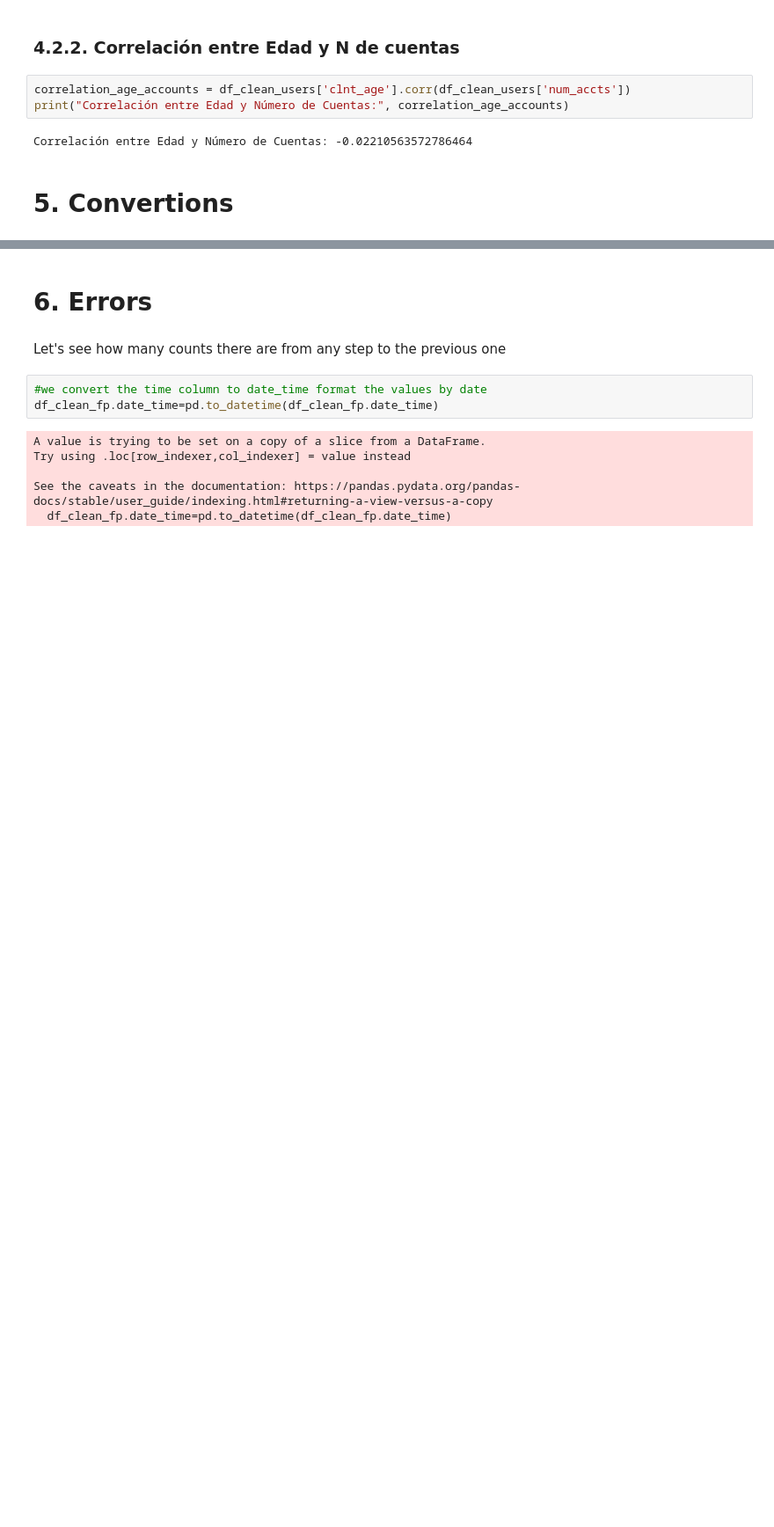
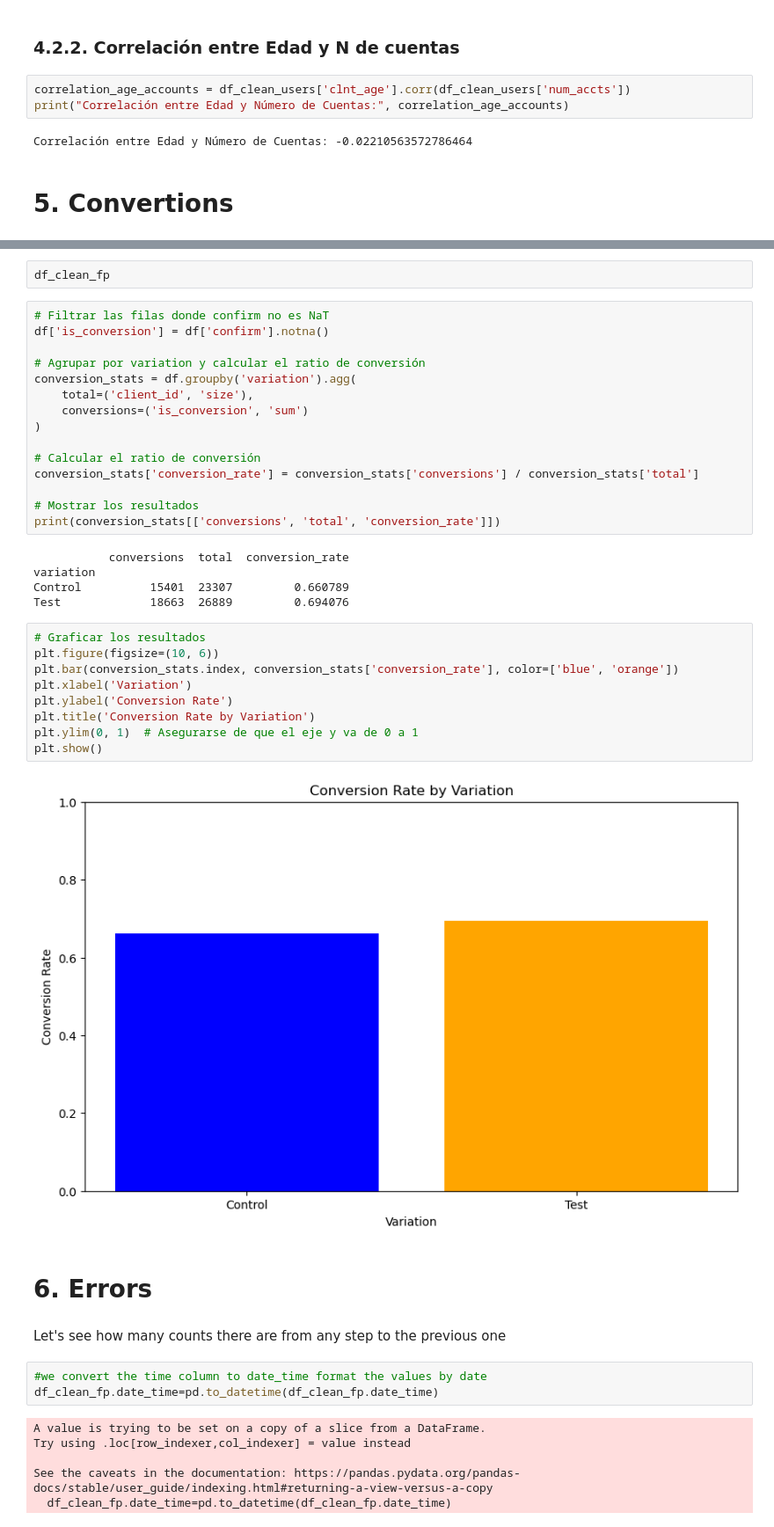
Before and after one commit to davidmoreno-gh/Vanguard-AB-Testing, a Jupyter notebook: notebooks/1. main.ipynb, the cells around one changed output, grey strips where cells are left out. Shown at 88% size. Drawn from its saved outputs; the diff is of its cells as text; blank space fills up the shorter version.

Commit message:
Rehaciendo punto 5. Conversions Rates

```diff
--- a/notebooks/1. main.ipynb
+++ b/notebooks/1. main.ipynb
@@ -1347,3 +1277,36 @@ lin_rate
+# %%
+df_clean_fp
+# %%
+# Filtrar las filas donde confirm no es NaT
+df['is_conversion'] = df['confirm'].notna()
+
+# Agrupar por variation y calcular el ratio de conversión
+conversion_stats = df.groupby('variation').agg(
+    total=('client_id', 'size'),
+    conversions=('is_conversion', 'sum')
+)
+
+# Calcular el ratio de conversión
+conversion_stats['conversion_rate'] = conversion_stats['conversions'] / conversion_stats['total']
+
+# Mostrar los resultados
+print(conversion_stats[['conversions', 'total', 'conversion_rate']])
+# %% [output]
+           conversions  total  conversion_rate
+variation
+Control          15401  23307         0.660789
+Test             18663  26889         0.694076
+# %%
+# Graficar los resultados
+plt.figure(figsize=(10, 6))
+plt.bar(conversion_stats.index, conversion_stats['conversion_rate'], color=['blue', 'orange'])
+plt.xlabel('Variation')
+plt.ylabel('Conversion Rate')
+plt.title('Conversion Rate by Variation')
+plt.ylim(0, 1)  # Asegurarse de que el eje y va de 0 a 1
+plt.show()
+# %% [output]
+[figure, added]
 # %% [markdown]
 # 6. Errors
 # %% [markdown]
```
Also changed, not shown: parts of 38 cells of this notebook, 1 other file.
